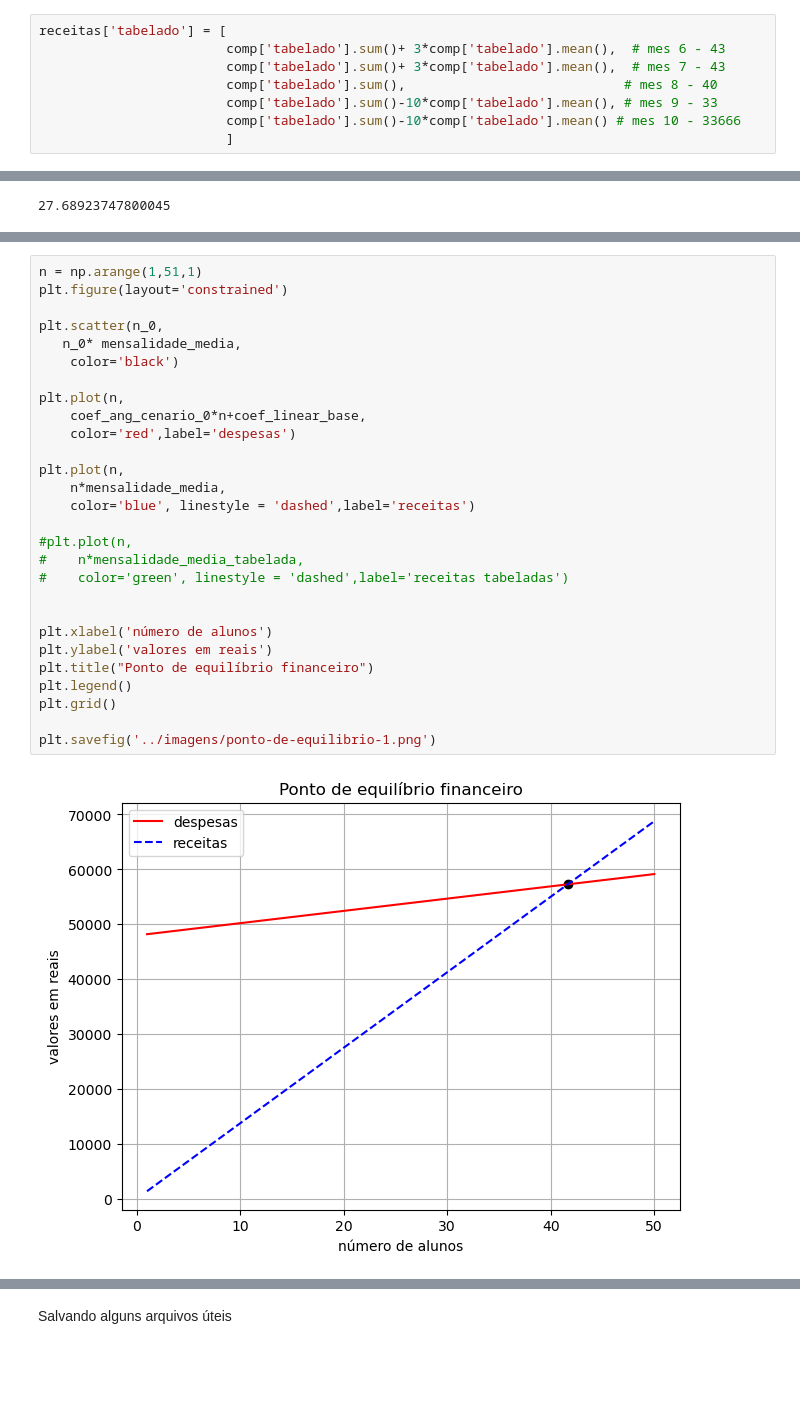
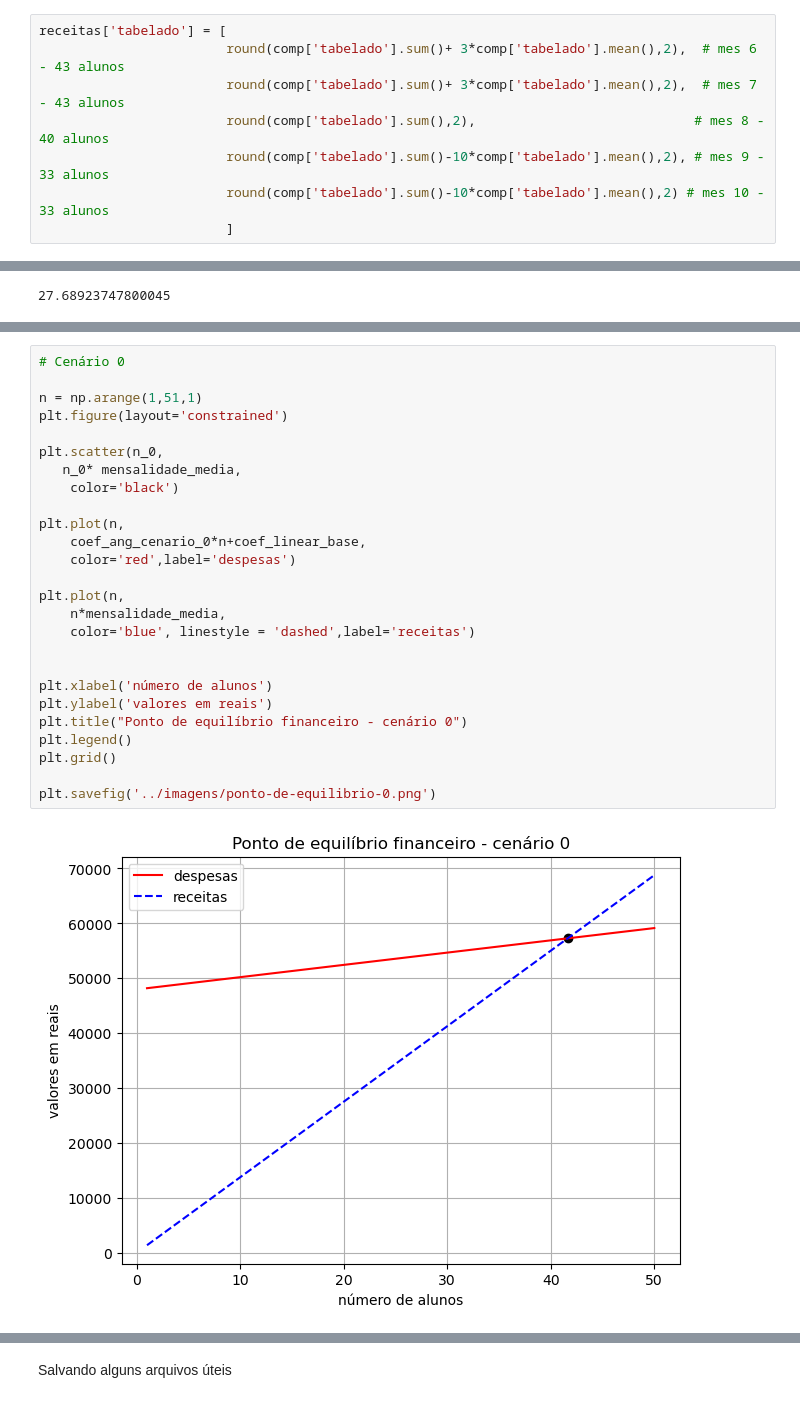
Before and after one commit to mp-resuldados/diagnostico-escola, a Jupyter notebook: notebooks/contas.ipynb, the cells around one changed output, grey strips where cells are left out. Cells and saved outputs as stored; diff of their text form; blank space fills up the shorter version.

```diff
--- a/notebooks/contas.ipynb
+++ b/notebooks/contas.ipynb
@@ -306,10 +319,10 @@ Calculando as receitas se o valor tabelado fosse praticado. Como o número de al
 # %%
 receitas['tabelado'] = [
-                        comp['tabelado'].sum()+ 3*comp['tabelado'].mean(),  # mes 6 - 43
-                        comp['tabelado'].sum()+ 3*comp['tabelado'].mean(),  # mes 7 - 43
-                        comp['tabelado'].sum(),                            # mes 8 - 40
-                        comp['tabelado'].sum()-10*comp['tabelado'].mean(), # mes 9 - 33
-                        comp['tabelado'].sum()-10*comp['tabelado'].mean() # mes 10 - 33666
+                        round(comp['tabelado'].sum()+ 3*comp['tabelado'].mean(),2),  # mes 6 - 43 alunos
+                        round(comp['tabelado'].sum()+ 3*comp['tabelado'].mean(),2),  # mes 7 - 43 alunos
+                        round(comp['tabelado'].sum(),2),                            # mes 8 - 40 alunos
+                        round(comp['tabelado'].sum()-10*comp['tabelado'].mean(),2), # mes 9 - 33 alunos
+                        round(comp['tabelado'].sum()-10*comp['tabelado'].mean(),2) # mes 10 - 33 alunos
                         ]
 # %%
 receitas
@@ -466,30 +536,28 @@ Gráfico do ponto de equilíbrio financeiro utilizando um modelo linear, onde as
 # %%
+# Cenário 0
+
 n = np.arange(1,51,1)
 plt.figure(layout='constrained')
 
 plt.scatter(n_0,
    n_0* mensalidade_media,
     color='black')
 
 plt.plot(n,
     coef_ang_cenario_0*n+coef_linear_base,
     color='red',label='despesas')
 
 plt.plot(n,
     n*mensalidade_media,
     color='blue', linestyle = 'dashed',label='receitas')
 
-#plt.plot(n,
-#    n*mensalidade_media_tabelada,
-#    color='green', linestyle = 'dashed',label='receitas tabeladas')
-
 
 plt.xlabel('número de alunos')
 plt.ylabel('valores em reais')
-plt.title("Ponto de equilíbrio financeiro")
+plt.title("Ponto de equilíbrio financeiro - cenário 0")
 plt.legend()
 plt.grid()
 
-plt.savefig('../imagens/ponto-de-equilibrio-1.png')
+plt.savefig('../imagens/ponto-de-equilibrio-0.png')
 # %% [output]
-[figure, old version]
+[figure, new version]
```
Also changed, not shown: parts of 61 cells of this notebook.
